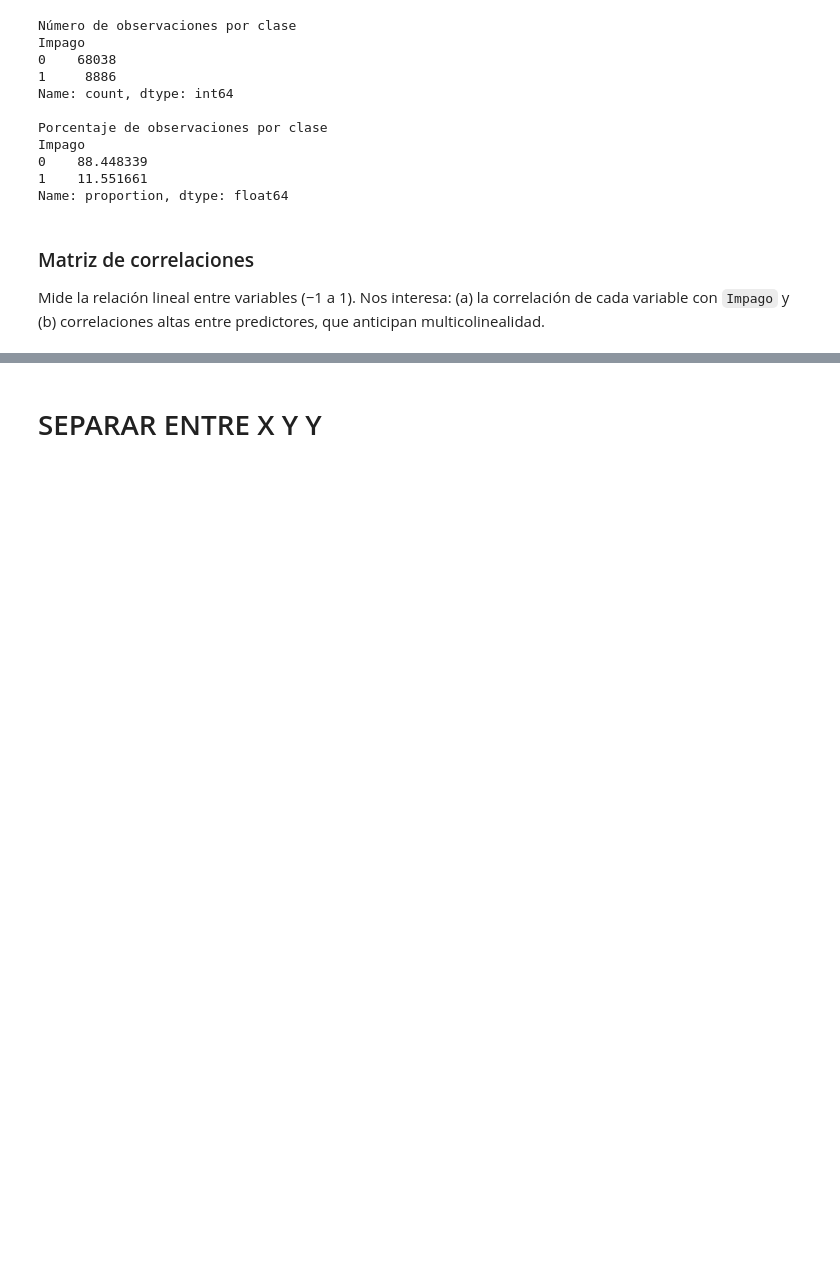
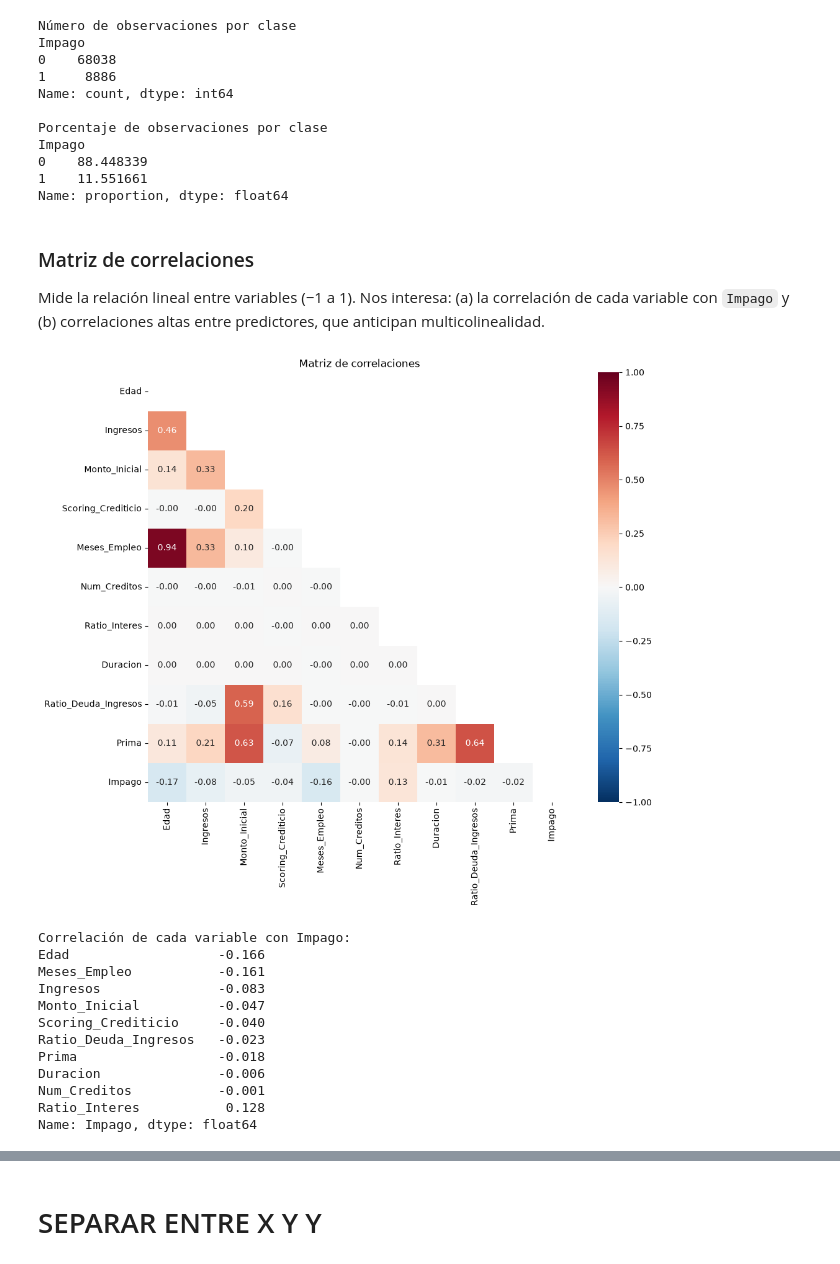
Before and after one commit to agarazelaiaviudez-wq/RETO_5_AMARILLO, a Jupyter notebook: regresion_logistica.ipynb, the cells around one changed output, grey strips where cells are left out. Cells and saved outputs as stored; diff of their text form; code cells hidden in the pictures; blank space fills up the shorter version.

```diff
--- a/regresion_logistica.ipynb
+++ b/regresion_logistica.ipynb
@@ -121,13 +131,33 @@ Name: proportion, dtype: float64
 ### Matriz de correlaciones
 Mide la relación lineal entre variables (−1 a 1). Nos interesa: (a) la correlación de cada variable con `Impago` y (b) correlaciones altas entre predictores, que anticipan multicolinealidad.
 # %%
+vars_num = ["Edad", "Ingresos", "Monto_Inicial", "Scoring_Crediticio", "Meses_Empleo",
+            "Num_Creditos", "Ratio_Interes", "Duracion", "Ratio_Deuda_Ingresos", "Prima"]
+
 corr = prestamos[vars_num + ["Impago"]].corr()
 
 plt.figure(figsize=(11, 9))
 mascara = np.triu(np.ones_like(corr, dtype=bool))
 sns.heatmap(corr, mask=mascara, annot=True, fmt=".2f", cmap="RdBu_r", center=0, vmin=-1, vmax=1)
 plt.title("Matriz de correlaciones")
 plt.show()
+
+print("Correlación de cada variable con Impago:")
+print(corr["Impago"].drop("Impago").sort_values().round(3))
+# %% [output]
+[figure, added]
+Correlación de cada variable con Impago:
+Edad                   -0.166
+Meses_Empleo           -0.161
+Ingresos               -0.083
+Monto_Inicial          -0.047
+Scoring_Crediticio     -0.040
+Ratio_Deuda_Ingresos   -0.023
+Prima                  -0.018
+Duracion               -0.006
+Num_Creditos           -0.001
+Ratio_Interes           0.128
+Name: Impago, dtype: float64
 # %% [markdown]
 **Interpretación.**
 - **Correlación con `Impago`**: las más altas son `Edad` (−0,17), `Meses_Empleo` (−0,16) y `Ratio_Interes` (+0,13), seguidas de `Ingresos` (−0,08). Son correlaciones **bajas en valor absoluto**, algo normal con una variable binaria y desbalanceada. Anticipan un pseudo R² modesto.
```
Also changed, not shown: parts of 29 cells of this notebook.
